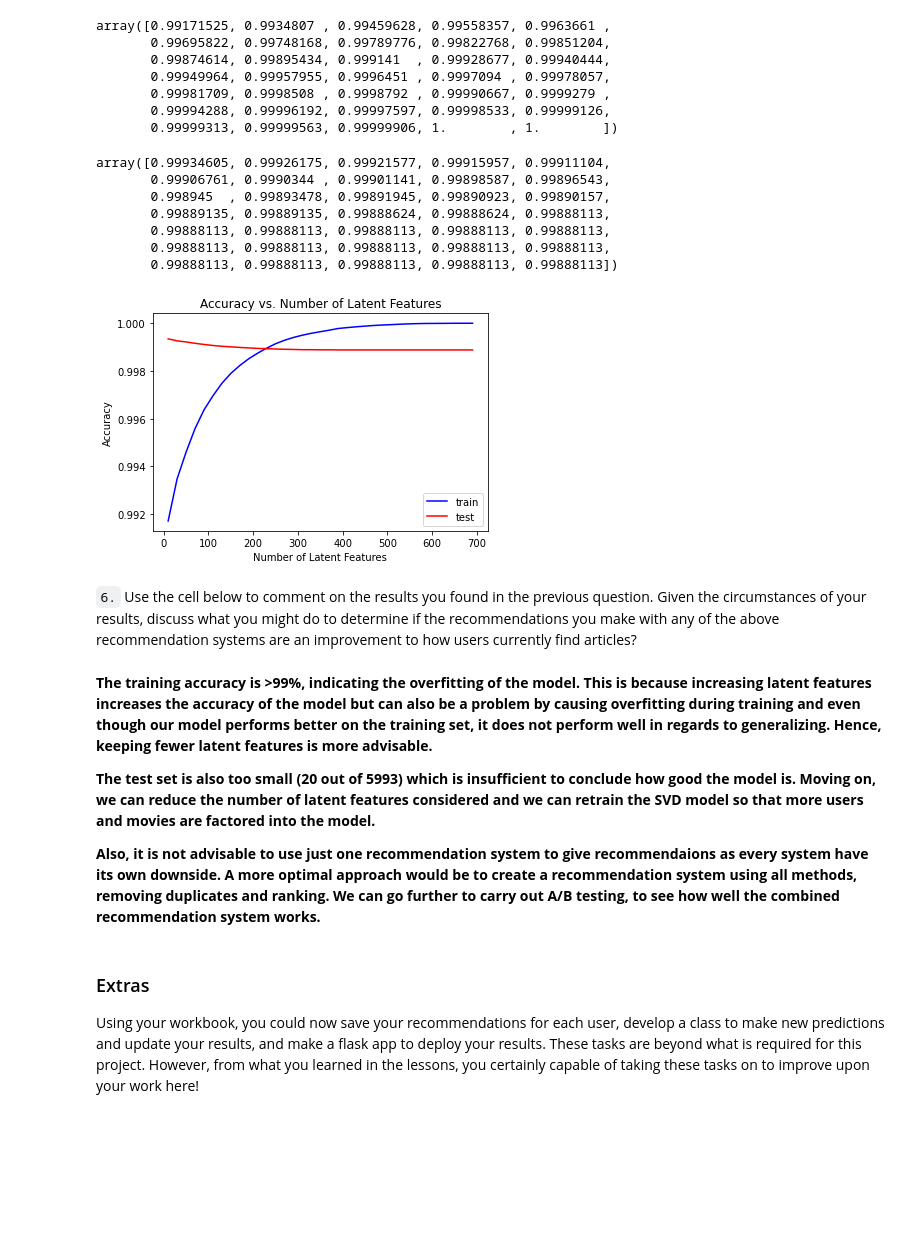
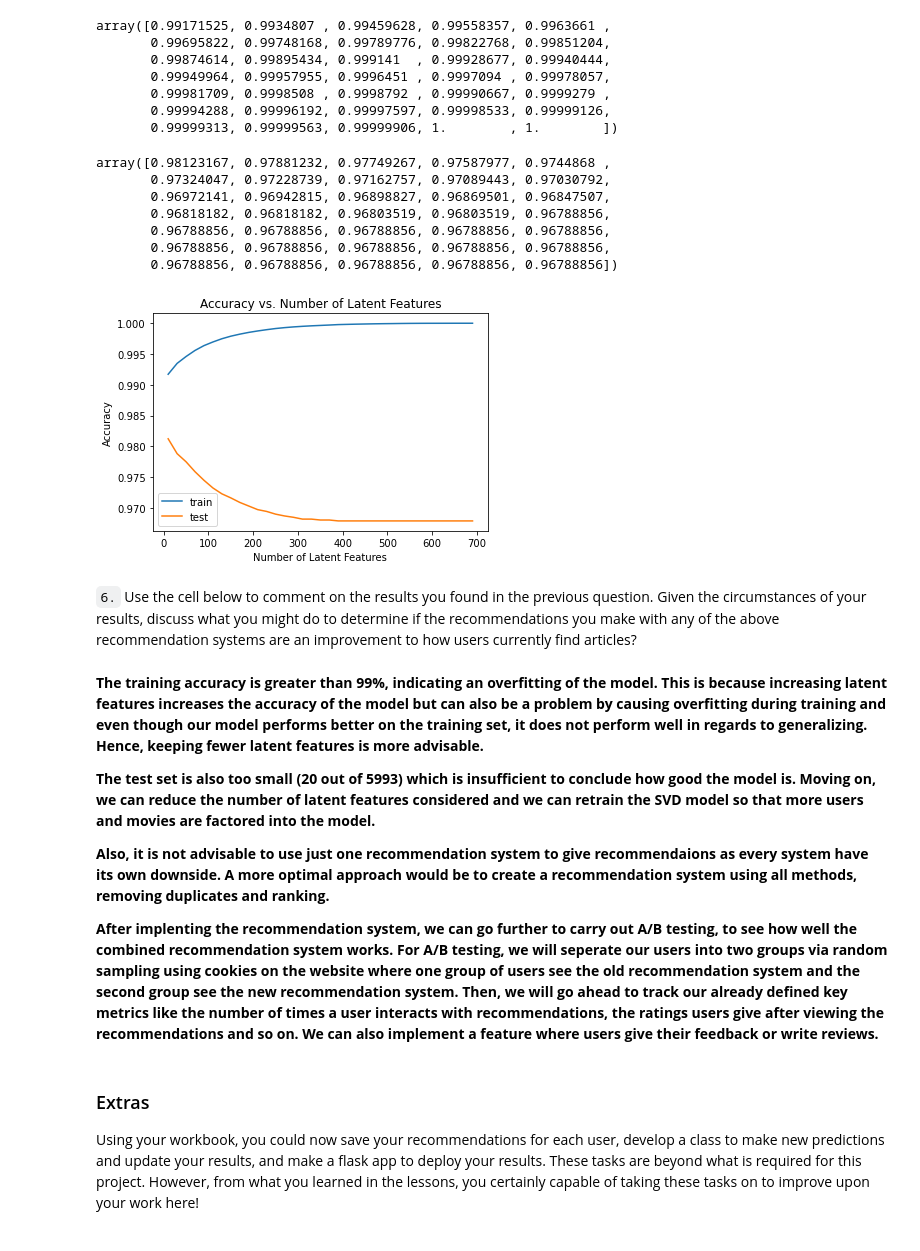
Before and after one commit to OmoyeniO/Recommendations-with-IBM, a Jupyter notebook: Recommendations-with-IBM.ipynb, the cells around one changed output. Drawn from its saved outputs; the diff is of its cells as text; code cells hidden in the pictures; blank space fills up the shorter version.

```diff
--- a/Recommendations-with-IBM.ipynb
+++ b/Recommendations-with-IBM.ipynb
@@ -792,6 +788,7 @@ user_item_test_could_pred.shape
 # %% [output]
 (20, 574)
 # %%
+user_item_test_subset = user_item_test_could_pred.shape[0]
 num_latent_feats = np.arange(10, 700+10, 20)
 sum_train_errs = []
 sum_test_errs = []
@@ -841,35 +838,36 @@ array([0.99171525, 0.9934807 , 0.99459628, 0.99558357, 0.9963661 ,
        0.99994288, 0.99996192, 0.99997597, 0.99998533, 0.99999126,
        0.99999313, 0.99999563, 0.99999906, 1.        , 1.        ])
 # %%
-f2 = 1 - (np.array(sum_test_errs)/(user_item_test.shape[0]*user_item_test.shape[1]))
+f2 = 1 - (np.array(sum_test_errs)/(user_item_test.shape[0]*user_item_test_subset))
 f2
 # %% [output]
-array([0.99934605, 0.99926175, 0.99921577, 0.99915957, 0.99911104,
-       0.99906761, 0.9990344 , 0.99901141, 0.99898587, 0.99896543,
-       0.998945  , 0.99893478, 0.99891945, 0.99890923, 0.99890157,
-       0.99889135, 0.99889135, 0.99888624, 0.99888624, 0.99888113,
-       0.99888113, 0.99888113, 0.99888113, 0.99888113, 0.99888113,
-       0.99888113, 0.99888113, 0.99888113, 0.99888113, 0.99888113,
-       0.99888113, 0.99888113, 0.99888113, 0.99888113, 0.99888113])
+array([0.98123167, 0.97881232, 0.97749267, 0.97587977, 0.9744868 ,
+       0.97324047, 0.97228739, 0.97162757, 0.97089443, 0.97030792,
+       0.96972141, 0.96942815, 0.96898827, 0.96869501, 0.96847507,
+       0.96818182, 0.96818182, 0.96803519, 0.96803519, 0.96788856,
+       0.96788856, 0.96788856, 0.96788856, 0.96788856, 0.96788856,
+       0.96788856, 0.96788856, 0.96788856, 0.96788856, 0.96788856,
+       0.96788856, 0.96788856, 0.96788856, 0.96788856, 0.96788856])
 # %%
-
-plt.plot(num_latent_feats, 1 - (np.array(sum_train_errs)/(user_item_train.shape[0]*user_item_train.shape[1])), color='blue', label='train');
-plt.plot(num_latent_feats, 1 - (np.array(sum_test_errs)/(user_item_test.shape[0]*user_item_test.shape[1])),color='red', label='test');
+plt.plot(num_latent_feats, 1 - (np.array(sum_train_errs)/(user_item_train.shape[0]*user_item_train.shape[1])), label='train');
+plt.plot(num_latent_feats, 1 - (np.array(sum_test_errs)/(user_item_test.shape[0]*user_item_test_subset)), label='test')
 plt.legend()
 plt.xlabel('Number of Latent Features');
 plt.ylabel('Accuracy');
 plt.title('Accuracy vs. Number of Latent Features');
 plt.show()
 # %% [output]
-[figure, old version]
+[figure, new version]
 # %% [markdown]
 `6.` Use the cell below to comment on the results you found in the previous question. Given the circumstances of your results, discuss what you might do to determine if the recommendations you make with any of the above recommendation systems are an improvement to how users currently find articles?
 # %% [markdown]
-**The training accuracy is >99%, indicating the overfitting of the model. This is because increasing latent features increases the accuracy of the model but can also be a problem by causing overfitting during training and even though our model performs better on the training set, it does not perform well in regards to generalizing. Hence, keeping fewer latent features is more advisable.**
+**The training accuracy is greater than 99%, indicating an overfitting of the model. This is because increasing latent features increases the accuracy of the model but can also be a problem by causing overfitting during training and even though our model performs better on the training set, it does not perform well in regards to generalizing. Hence, keeping fewer latent features is more advisable.**
 
 **The test set is also too small (20 out of 5993) which is insufficient to conclude how good the model is. Moving on, we can reduce the number of latent features considered and we can retrain the SVD model so that more users and movies are factored into the model.**
 
-**Also, it is not advisable to use just one recommendation system to give recommendaions as every system have its own downside. A more optimal approach would be to create a recommendation system using all methods, removing duplicates and ranking. We can go further to carry out A/B testing, to see how well the combined recommendation system works.**
+**Also, it is not advisable to use just one recommendation system to give recommendaions as every system have its own downside. A more optimal approach would be to create a recommendation system using all methods, removing duplicates and ranking.**
+
+**After implenting the recommendation system, we can go further to carry out A/B testing, to see how well the combined recommendation system works. For A/B testing, we will seperate our users into two groups via random sampling using cookies on the website where one group of users see the old recommendation system and the second group see the new recommendation system. Then, we will go ahead to track our already defined key metrics like the number of times a user interacts with recommendations, the ratings users give after viewing the recommendations and so on. We can also implement a feature where users give their feedback or write reviews.**
 # %% [markdown]
 <a id='conclusions'></a>
 ### Extras
```
Also changed, not shown: parts of 3 cells of this notebook, 2 other files.
